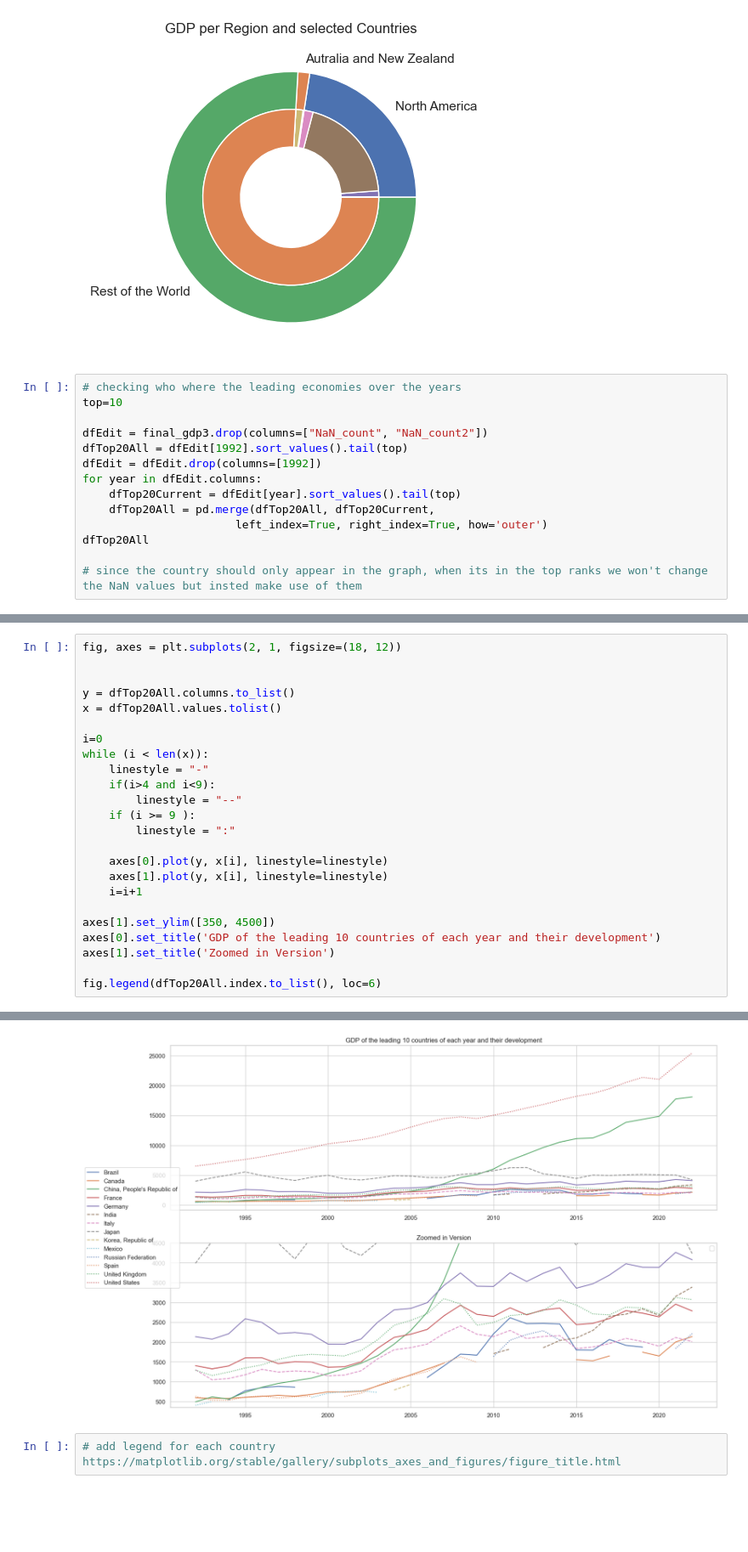
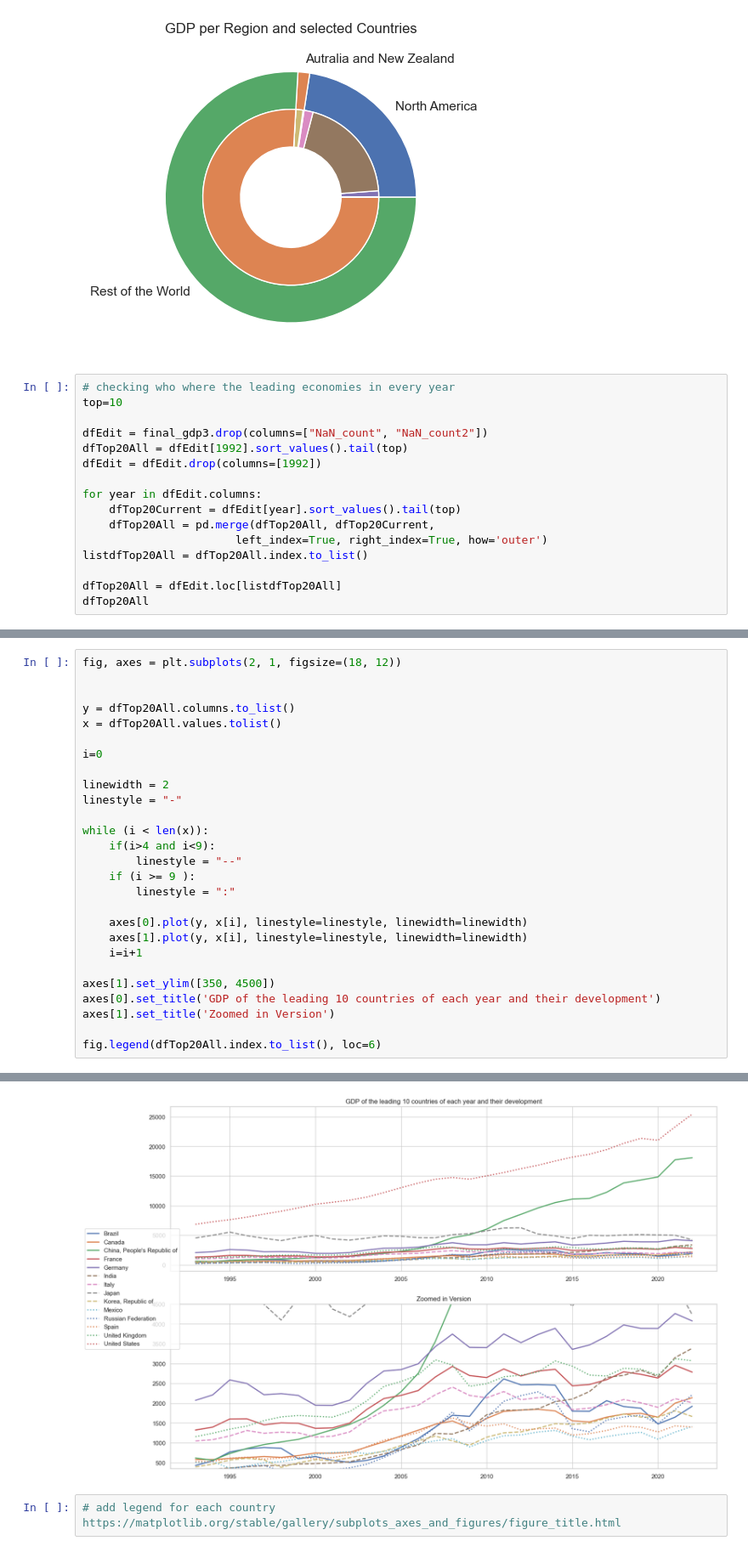
Before and after one commit to Monsieur-Bandana/data_science_clockmann, a Jupyter notebook: ClassProject2207 (1).ipynb, the cells around one changed output, grey strips where cells are left out. Shown at 85% size. Saved outputs shown, nothing was run; the diff lists cells and outputs as text; blank space fills up the shorter version.

```diff
--- a/ClassProject2207 (1).ipynb
+++ b/ClassProject2207 (1).ipynb
@@ -207,17 +207,19 @@ plt.show()
 1414.101
 [figure]
 # %%
-# checking who where the leading economies over the years
+# checking who where the leading economies in every year
 top=10
 
 dfEdit = final_gdp3.drop(columns=["NaN_count", "NaN_count2"])
 dfTop20All = dfEdit[1992].sort_values().tail(top)
 dfEdit = dfEdit.drop(columns=[1992])
+
 for year in dfEdit.columns:
     dfTop20Current = dfEdit[year].sort_values().tail(top)
     dfTop20All = pd.merge(dfTop20All, dfTop20Current,
                        left_index=True, right_index=True, how='outer')
+listdfTop20All = dfTop20All.index.to_list()
+
+dfTop20All = dfEdit.loc[listdfTop20All]
 dfTop20All
-
-# since the country should only appear in the graph, when its in the top ranks we won't change the NaN values but insted make use of them
 # %% [output]
@@ -246,15 +248,18 @@ y = dfTop20All.columns.to_list()
 x = dfTop20All.values.tolist()
 
 i=0
+
+linewidth = 2
+linestyle = "-"
+
 while (i < len(x)):
-    linestyle = "-"
     if(i>4 and i<9):
         linestyle = "--"
     if (i >= 9 ):
         linestyle = ":"
 
-    axes[0].plot(y, x[i], linestyle=linestyle)
-    axes[1].plot(y, x[i], linestyle=linestyle)
+    axes[0].plot(y, x[i], linestyle=linestyle, linewidth=linewidth)
+    axes[1].plot(y, x[i], linestyle=linestyle, linewidth=linewidth)
     i=i+1
 
 axes[1].set_ylim([350, 4500])
@@ -268,4 +272,4 @@ No artists with labels found to put in legend.  Note that artists whose label st
-[figure, old version]
+[figure, new version]
 # %%
 # add legend for each country https://matplotlib.org/stable/gallery/subplots_axes_and_figures/figure_title.html
 # %% [markdown]
```
Also changed, not shown: parts of 2 cells of this notebook.
